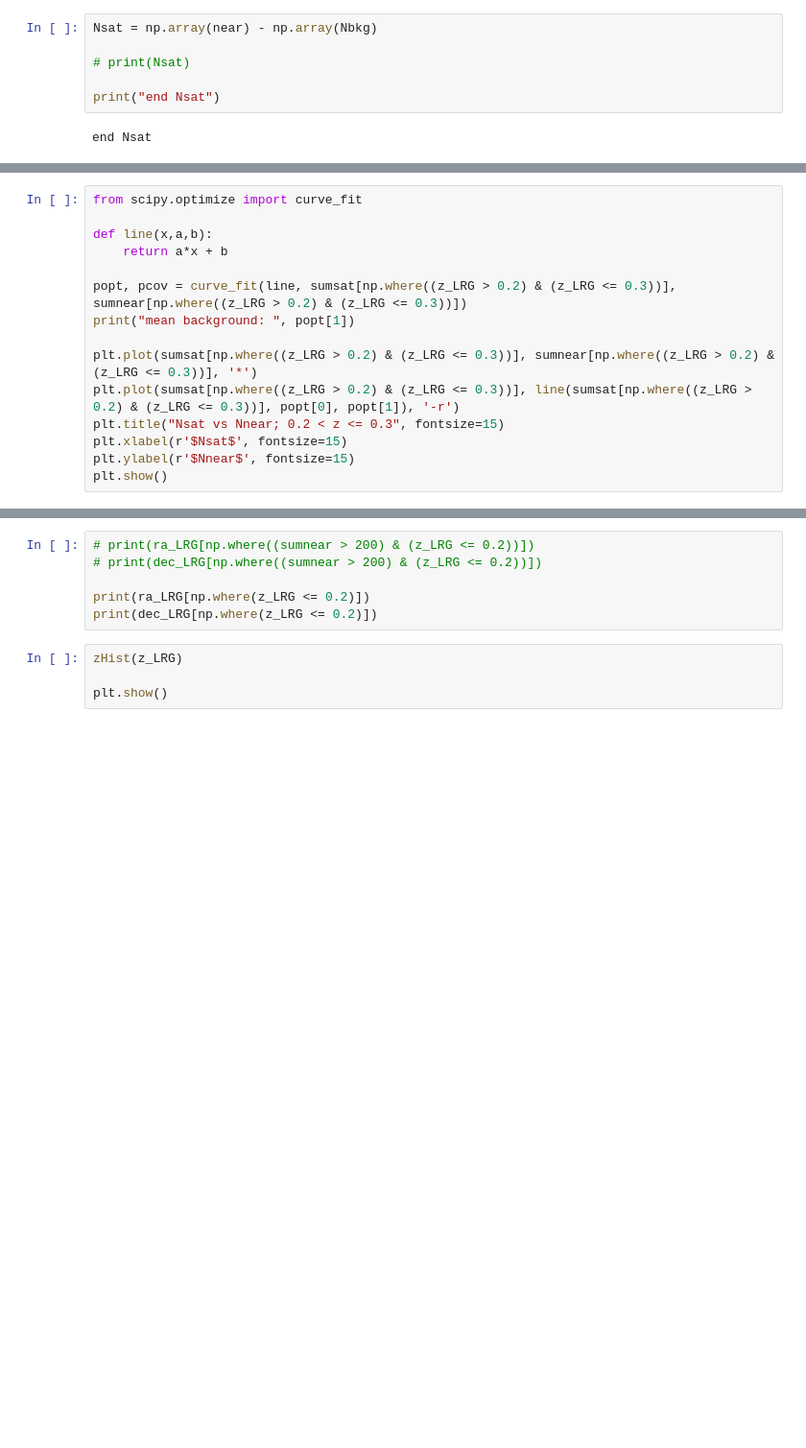
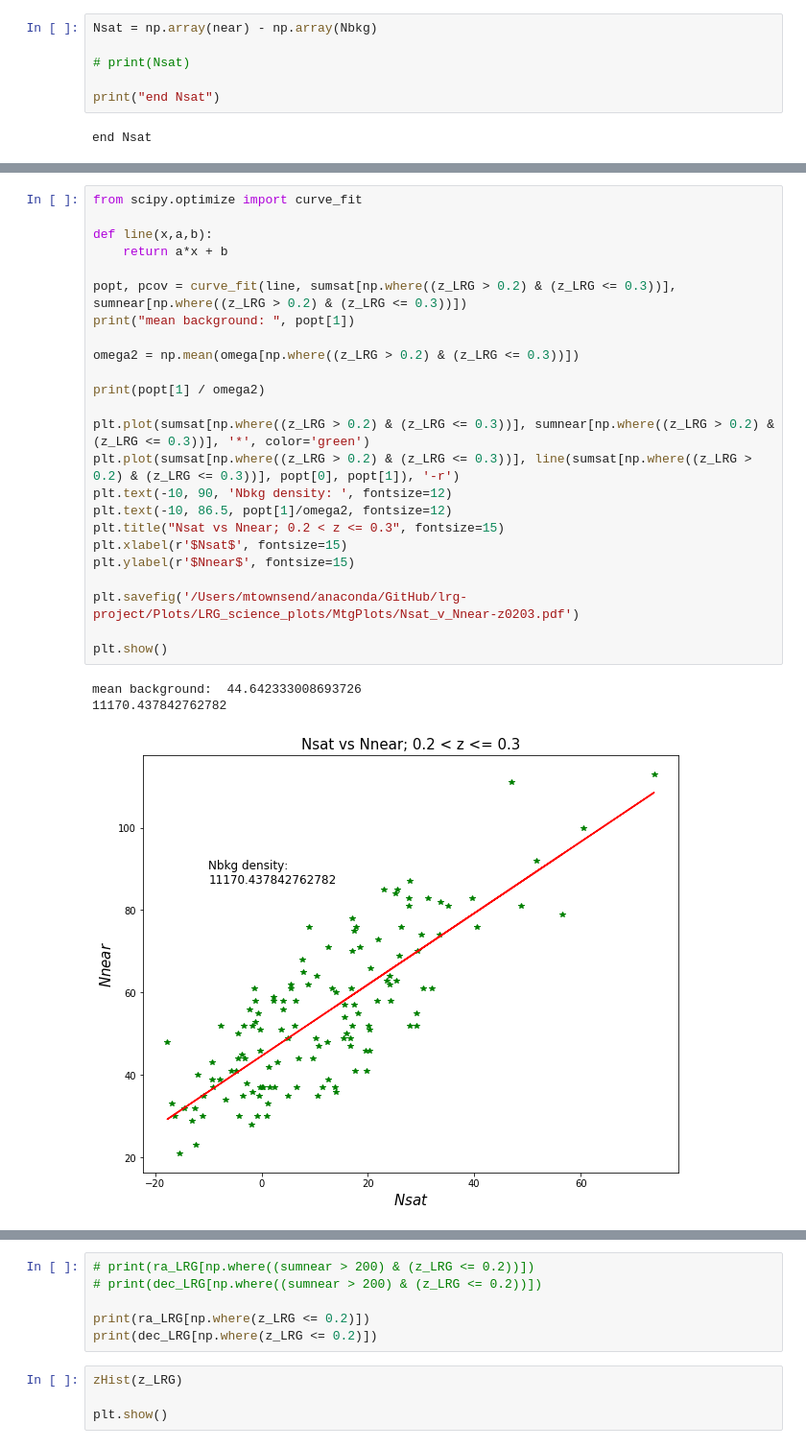
Before and after one commit to metownsend/lrg-project, a Jupyter notebook: statSub_forReal.ipynb, the cells around one changed output, grey strips where cells are left out. Shown: that part at 96% size. Saved outputs shown, nothing was run; the diff lists cells and outputs as text; blank space fills up the shorter version.

```diff
--- a/statSub_forReal.ipynb
+++ b/statSub_forReal.ipynb
@@ -394,18 +415,31 @@ plt.show()
 # %%
 from scipy.optimize import curve_fit
 
 def line(x,a,b):
     return a*x + b
 
 popt, pcov = curve_fit(line, sumsat[np.where((z_LRG > 0.2) & (z_LRG <= 0.3))], sumnear[np.where((z_LRG > 0.2) & (z_LRG <= 0.3))])
 print("mean background: ", popt[1])
 
-plt.plot(sumsat[np.where((z_LRG > 0.2) & (z_LRG <= 0.3))], sumnear[np.where((z_LRG > 0.2) & (z_LRG <= 0.3))], '*')
+omega2 = np.mean(omega[np.where((z_LRG > 0.2) & (z_LRG <= 0.3))])
+
+print(popt[1] / omega2)
+
+plt.plot(sumsat[np.where((z_LRG > 0.2) & (z_LRG <= 0.3))], sumnear[np.where((z_LRG > 0.2) & (z_LRG <= 0.3))], '*', color='green')
 plt.plot(sumsat[np.where((z_LRG > 0.2) & (z_LRG <= 0.3))], line(sumsat[np.where((z_LRG > 0.2) & (z_LRG <= 0.3))], popt[0], popt[1]), '-r')
+plt.text(-10, 90, 'Nbkg density: ', fontsize=12)
+plt.text(-10, 86.5, popt[1]/omega2, fontsize=12)
 plt.title("Nsat vs Nnear; 0.2 < z <= 0.3", fontsize=15)
 plt.xlabel(r'$Nsat$', fontsize=15)
 plt.ylabel(r'$Nnear$', fontsize=15)
+
+plt.savefig('/Users/mtownsend/anaconda/GitHub/lrg-project/Plots/LRG_science_plots/MtgPlots/Nsat_v_Nnear-z0203.pdf')
+
 plt.show()
+# %% [output]
+mean background:  44.642333008693726
+11170.437842762782
+[figure, added]
 # %%
 from scipy.optimize import curve_fit
 
```
Also changed, not shown: parts of 11 cells of this notebook, 12 other files.
